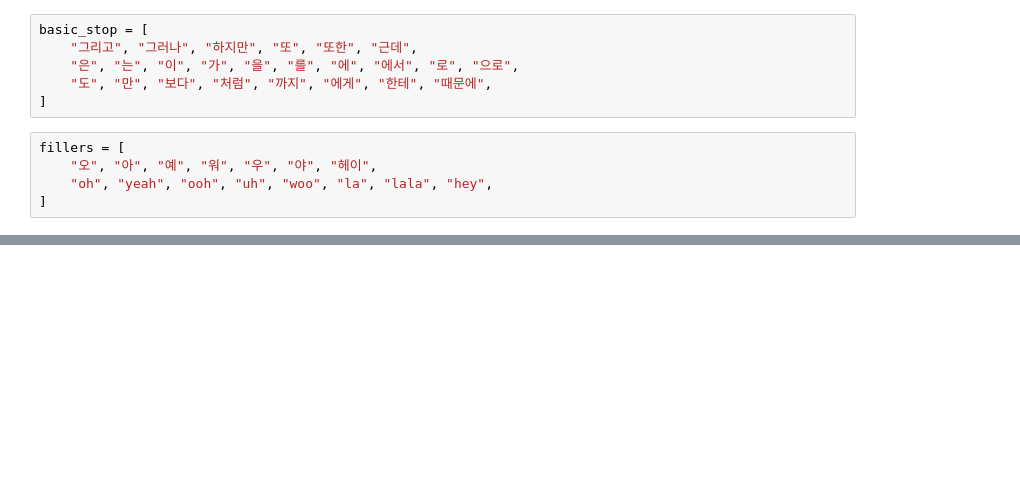
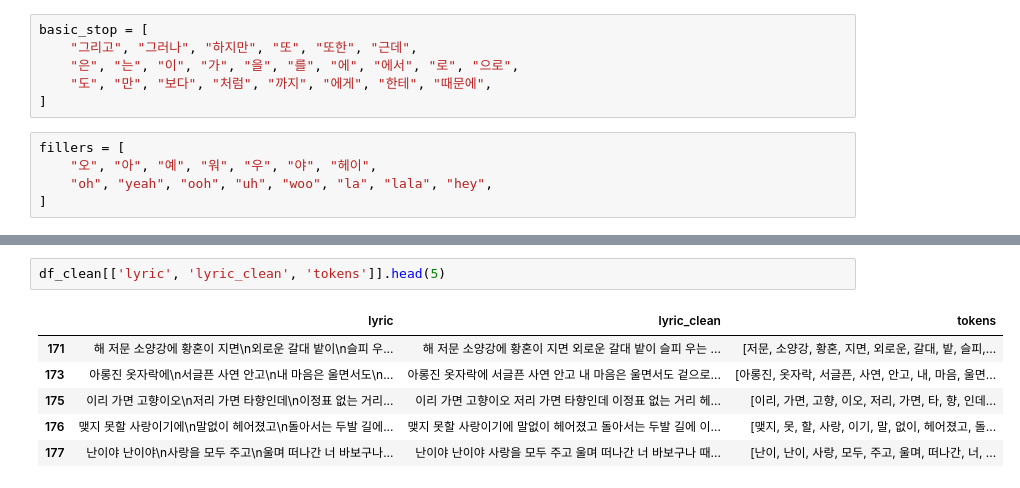
Before and after one commit to jangdain04-lab/TA_Airpods, a Jupyter notebook: TA_결측값삭제버전.ipynb, the cells around one changed output, grey strips where cells are left out. Cells and saved outputs as stored; diff of their text form; blank space fills up the shorter version.

```diff
--- a/TA_결측값삭제버전.ipynb
+++ b/TA_결측값삭제버전.ipynb
@@ -312,0 +368,9 @@ fillers = [
+# %%
+df_clean[['lyric', 'lyric_clean', 'tokens']].head(5)
+# %% [output]
+|  | lyric | lyric_clean | tokens |
+| 171 | 해 저문 소양강에 황혼이 지면\n외로운 갈대 밭이\n슬피 우... | 해 저문 소양강에 황혼이 지면 외로운 갈대 밭이 슬피 우는 ... | [저문, 소양강, 황혼, 지면, 외로운, 갈대, 밭, 슬피,... |
+| 173 | 아롱진 옷자락에\n서글픈 사연 안고\n내 마음은 울면서도\n... | 아롱진 옷자락에 서글픈 사연 안고 내 마음은 울면서도 겉으로... | [아롱진, 옷자락, 서글픈, 사연, 안고, 내, 마음, 울면... |
+| 175 | 이리 가면 고향이오\n저리 가면 타향인데\n이정표 없는 거리... | 이리 가면 고향이오 저리 가면 타향인데 이정표 없는 거리 헤... | [이리, 가면, 고향, 이오, 저리, 가면, 타, 향, 인데... |
+| 176 | 맺지 못할 사랑이기에\n말없이 헤어졌고\n돌아서는 두발 길에... | 맺지 못할 사랑이기에 말없이 헤어졌고 돌아서는 두발 길에 이... | [맺지, 못, 할, 사랑, 이기, 말, 없이, 헤어졌고, 돌... |
+| 177 | 난이야 난이야\n사랑을 모두 주고\n울며 떠나간 너 바보구나... | 난이야 난이야 사랑을 모두 주고 울며 떠나간 너 바보구나 때... | [난이, 난이, 사랑, 모두, 주고, 울며, 떠나간, 너, ... |
```
Also changed, not shown: parts of 8 cells of this notebook.
